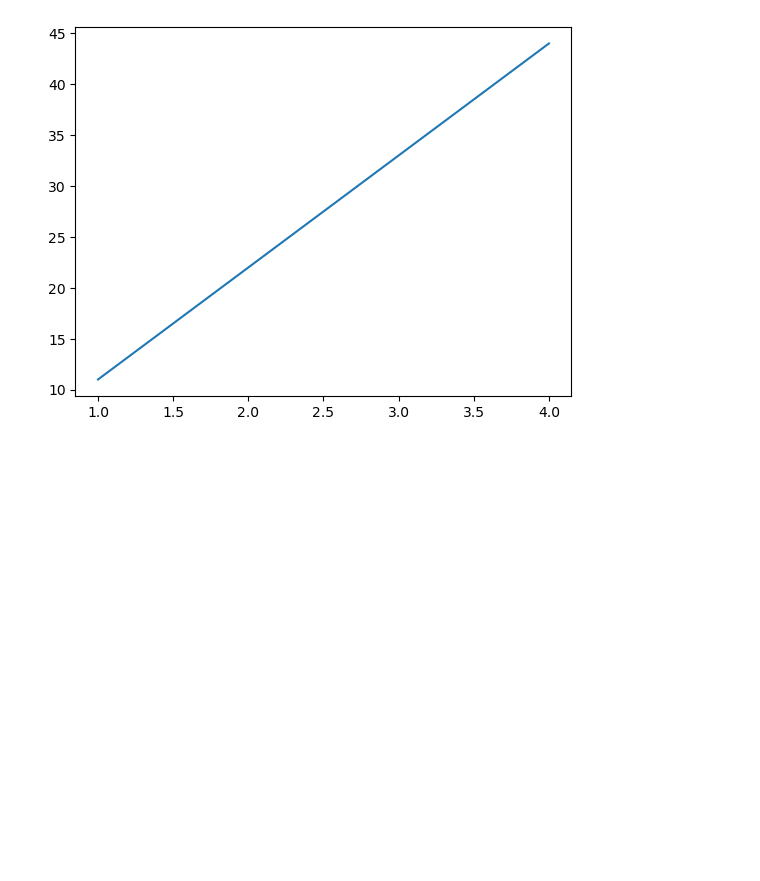
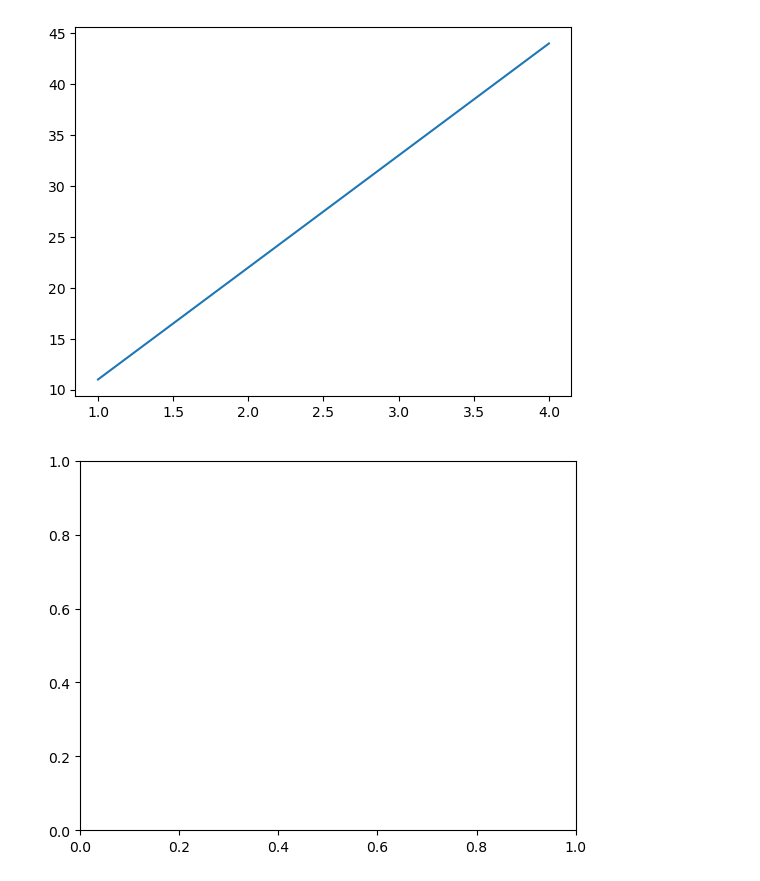
Before and after one commit to rickygrosvenor-pramanick/learn-ml, a Jupyter notebook: matplotlib/introduction-to-matplotlib.ipynb, the cells around one changed output. Saved outputs shown, nothing was run; the diff lists cells and outputs as text; code cells hidden in the pictures; blank space fills up the shorter version.

```diff
--- a/matplotlib/introduction-to-matplotlib.ipynb
+++ b/matplotlib/introduction-to-matplotlib.ipynb
@@ -23,3 +23,10 @@ plt.plot(x, y)
 plt.show()
 # %% [output]
 [figure]
+# %%
+# Creating a plot with the OO verison, confusing way first
+fig = plt.figure()
+ax = fig.add_subplot()
+plt.show()
+# %% [output]
+[figure, added]
```
Also changed, not shown: parts of 2 cells of this notebook.
